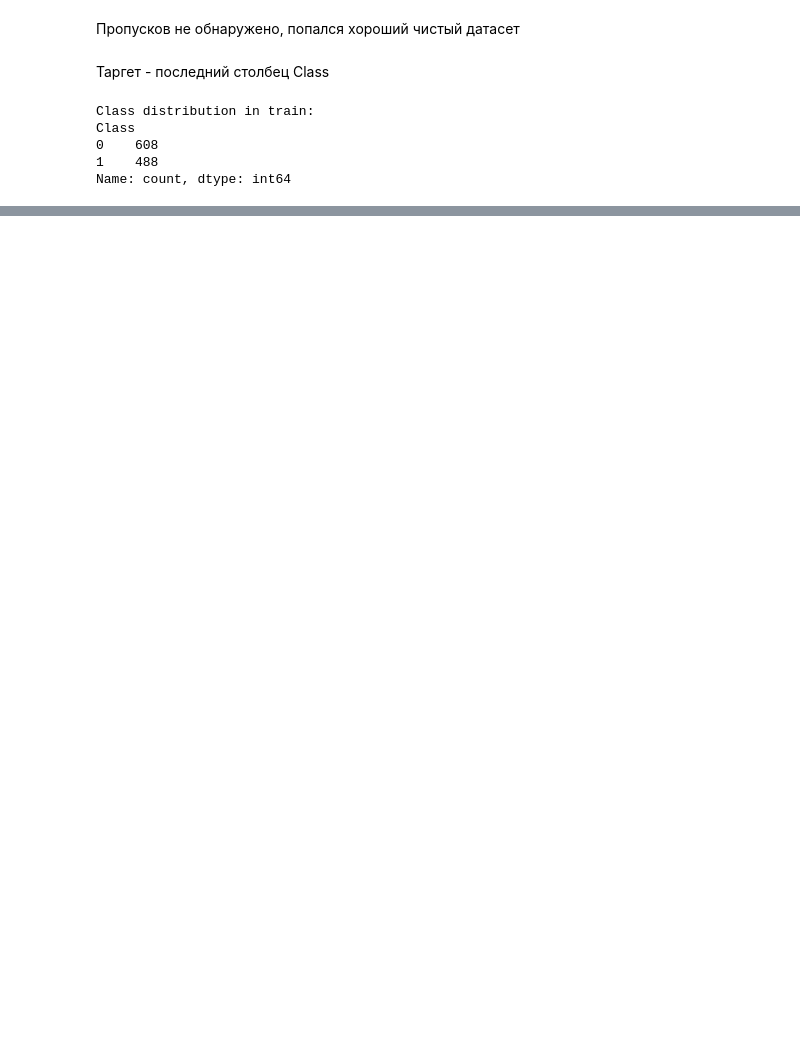
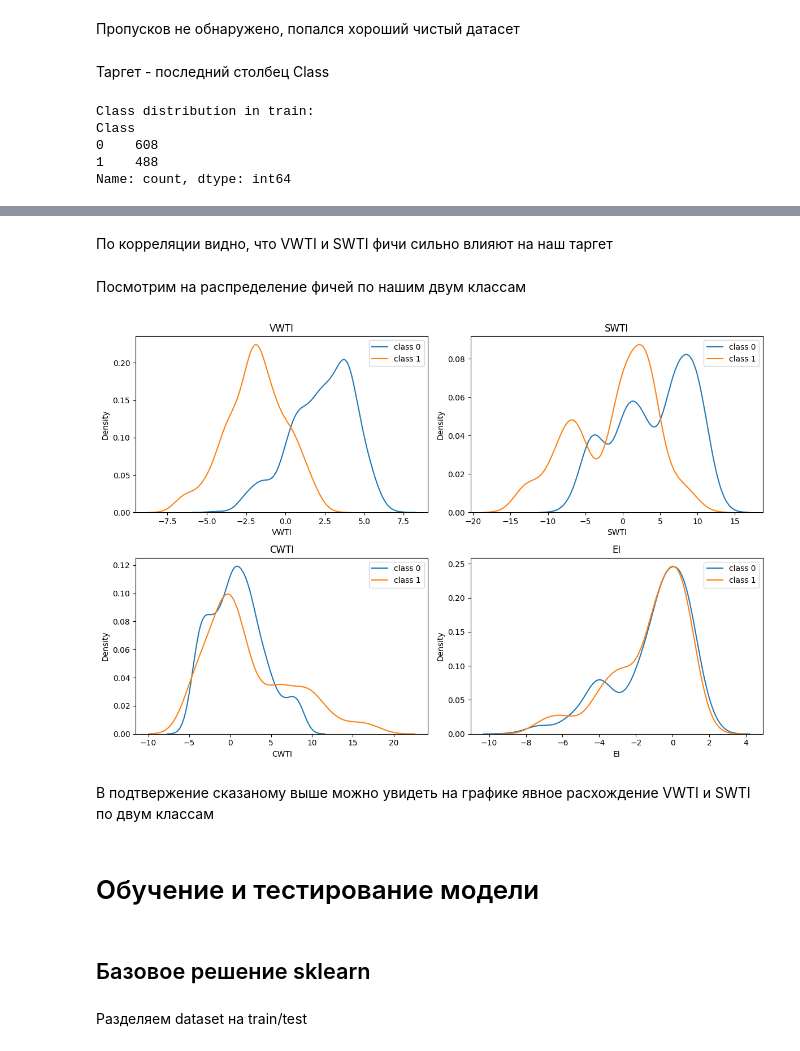
Before and after one commit to Minidrak/Application-systems-and-artificial-intelligence-frameworks-MAI, a Jupyter notebook: Lab_01/Lab_01.ipynb, the cells around one changed output, grey strips where cells are left out. Cells and saved outputs as stored; diff of their text form; code cells hidden in the pictures; blank space fills up the shorter version.

```diff
--- a/Lab_01/Lab_01.ipynb
+++ b/Lab_01/Lab_01.ipynb
@@ -96,0 +141,23 @@ Name: count, dtype: int64
+# %% [markdown]
+По корреляции видно, что VWTI и SWTI фичи сильно влияют на наш таргет
+# %% [markdown]
+Посмотрим на распределение фичей по нашим двум классам
+# %%
+fig, axes = plt.subplots(2, 2, figsize=(12,8))
+for i, col in enumerate(X_train.columns[:4]):
+    ax = axes.flatten()[i]
+    sns.kdeplot(X_train[col][y_train==0], ax=ax, label='class 0')
+    sns.kdeplot(X_train[col][y_train==1], ax=ax, label='class 1')
+    ax.set_title(col)
+    ax.legend()
+plt.tight_layout()
+# %% [output]
+[figure, added]
+# %% [markdown]
+В подтвержение сказаному выше можно увидеть на графике явное расхождение VWTI и SWTI по двум классам
+# %% [markdown]
+# Обучение и тестирование модели
+# %% [markdown]
+## Базовое решение sklearn
+# %% [markdown]
+Разделяем dataset на train/test
```
Also changed, not shown: parts of 19 cells of this notebook.
